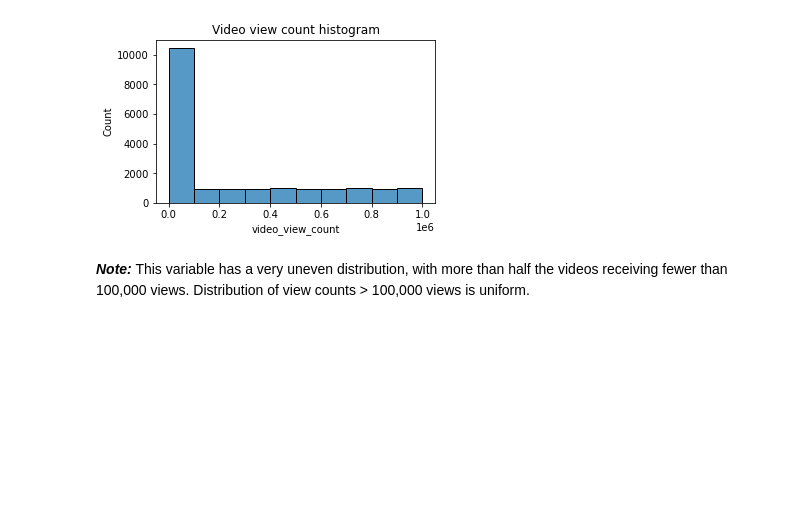
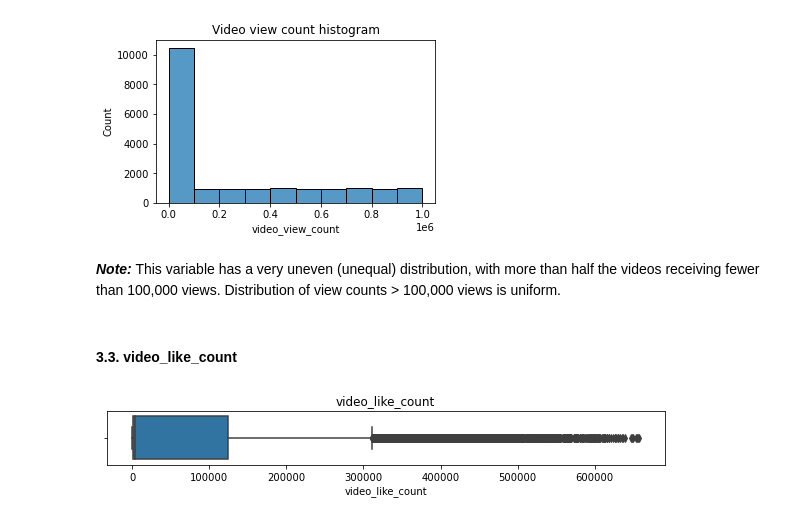
Before and after one commit to BrHACHLAF/TikTok--Project, a Jupyter notebook: tiktok_project_part_2.ipynb, the cells around one changed output. Saved outputs shown, nothing was run; the diff lists cells and outputs as text; code cells hidden in the pictures; blank space fills up the shorter version.

Commit message:
making boxplot and histogram for video duration, view, and like

```diff
--- a/tiktok_project_part_2.ipynb
+++ b/tiktok_project_part_2.ipynb
@@ -144,4 +144,13 @@ plt.title('Video view count histogram');
 # %% [output]
 [figure]
 # %% [markdown]
-***Note:*** This variable has a very uneven distribution, with more than half the videos receiving fewer than 100,000 views. Distribution of view counts > 100,000 views is uniform.
+***Note:*** This variable has a very uneven (unequal) distribution, with more than half the videos receiving fewer than 100,000 views. Distribution of view counts > 100,000 views is uniform.
+# %% [markdown]
+#### **3.3. video_like_count**
+# %%
+# Create a boxplot to visualize distribution of `video_like_count`
+plt.figure(figsize=(10,1))
+plt.title('video_like_count')
+sns.boxplot(x=data['video_like_count']);
+# %% [output]
+[figure, added]
```
Also changed, not shown: parts of 5 cells of this notebook.
